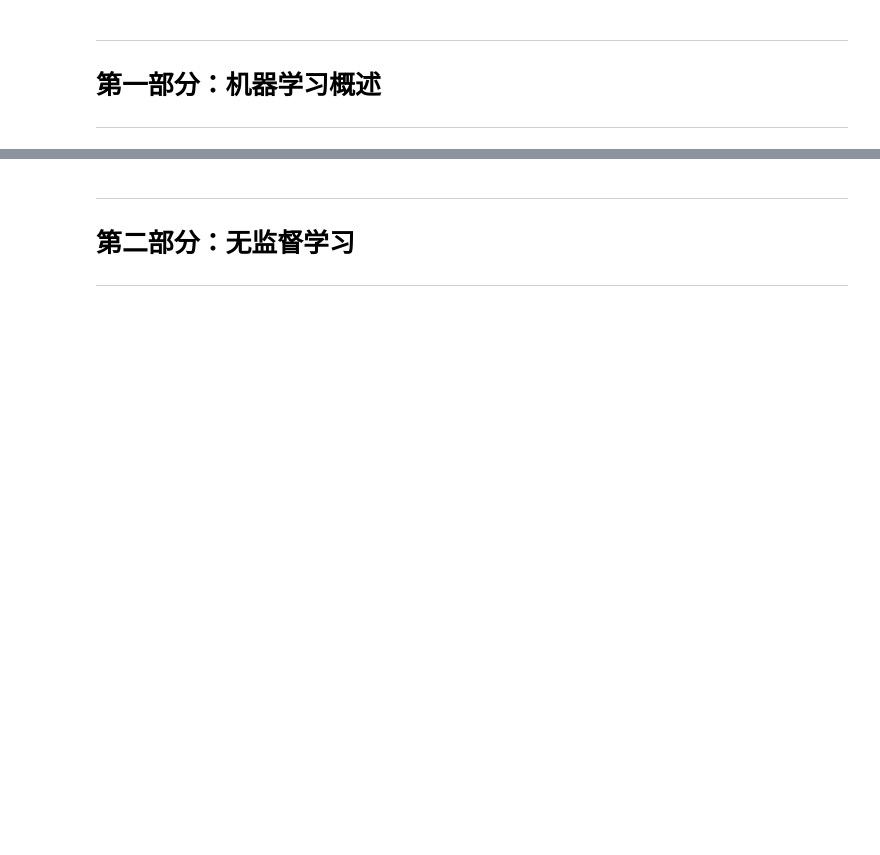
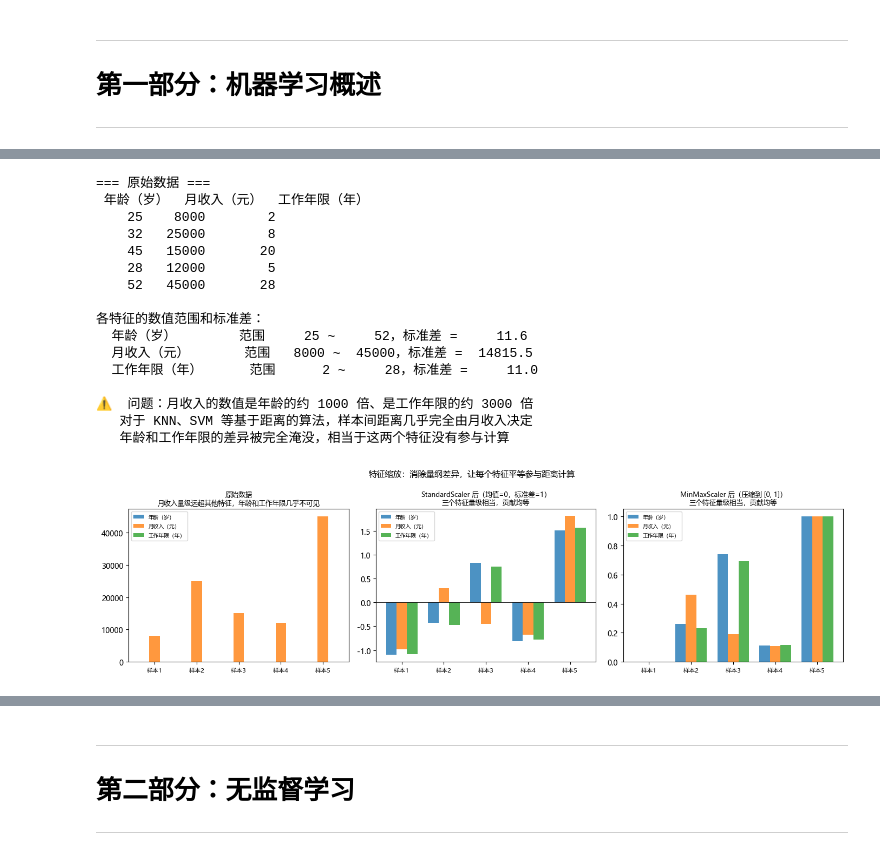
Before and after one commit to taosha121/ml_dl_notes, a Jupyter notebook: part2_machine_learning.ipynb, the cells around one changed output, grey strips where cells are left out. Cells and saved outputs as stored; diff of their text form; code cells hidden in the pictures; blank space fills up the shorter version.

```diff
--- a/part2_machine_learning.ipynb
+++ b/part2_machine_learning.ipynb
@@ -149,0 +108,72 @@ OrdinalEncoder（手动指定）：   高中=0, 本科=1, 硕士=2, 博士=3
+# %%
+import numpy as np
+import pandas as pd
+import matplotlib.pyplot as plt
+from sklearn.preprocessing import StandardScaler, MinMaxScaler
+
+# ── 原始数据：三个特征量纲差异悬殊 ──────────────────────────
+df = pd.DataFrame({
+    '年龄（岁）':    [25, 32, 45, 28, 52],
+    '月收入（元）':  [8000, 25000, 15000, 12000, 45000],
+    '工作年限（年）': [2, 8, 20, 5, 28],
+})
+
+print("=== 原始数据 ===")
+print(df.to_string(index=False))
+print("\n各特征的数值范围和标准差：")
+for col in df.columns:
+    print(f"  {col:<12} 范围 {df[col].min():>6} ~ {df[col].max():>6}，标准差 = {df[col].std():>8.1f}")
+
+print("\n⚠️  问题：月收入的数值是年龄的约 1000 倍、是工作年限的约 3000 倍")
+print("   对于 KNN、SVM 等基于距离的算法，样本间距离几乎完全由月收入决定")
+print("   年龄和工作年限的差异被完全淹没，相当于这两个特征没有参与计算")
+
+# ── 缩放处理 ──────────────────────────────────────────────────
+df_std    = pd.DataFrame(StandardScaler().fit_transform(df), columns=df.columns)
+df_minmax = pd.DataFrame(MinMaxScaler().fit_transform(df),   columns=df.columns)
+
+# ── 可视化：原始 vs 两种缩放结果 ──────────────────────────────
+fig, axes = plt.subplots(1, 3, figsize=(14, 4))
+x     = np.arange(len(df))
+width = 0.25
+colors = ['C0', 'C1', 'C2']
+
+for ax, data, title in zip(axes,
+    [df, df_std, df_minmax],
+    ['原始数据\n月收入量级远超其他特征，年龄和工作年限几乎不可见',
+     'StandardScaler 后（均值=0，标准差=1）\n三个特征量级相当，贡献均等',
+     'MinMaxScaler 后（压缩到 [0, 1]）\n三个特征量级相当，贡献均等']):
+    for i, (col, c) in enumerate(zip(data.columns, colors)):
+        ax.bar(x + i * width, data[col], width, label=col, color=c, alpha=0.8)
+    ax.set_xticks(x + width)
+    ax.set_xticklabels([f'样本{i+1}' for i in range(len(df))], fontsize=8)
+    ax.axhline(0, color='k', lw=0.6)
+    ax.set_title(title, fontsize=9)
+    ax.legend(fontsize=7)
+
+plt.suptitle('特征缩放：消除量纲差异，让每个特征平等参与距离计算', fontsize=11)
+plt.tight_layout()
+plt.show()
+
+print("\n=== StandardScaler 后（均值=0，标准差=1）===")
+print(df_std.round(2).to_string(index=False))
+print("\n=== MinMaxScaler 后（范围 [0, 1]）===")
+print(df_minmax.round(2).to_string(index=False))
+# %% [output]
+=== 原始数据 ===
+ 年龄（岁）  月收入（元）  工作年限（年）
+    25    8000        2
+    32   25000        8
+    45   15000       20
+    28   12000        5
+    52   45000       28
+
+各特征的数值范围和标准差：
+  年龄（岁）        范围     25 ~     52，标准差 =     11.6
+  月收入（元）       范围   8000 ~  45000，标准差 =  14815.5
+  工作年限（年）      范围      2 ~     28，标准差 =     11.0
+
+⚠️  问题：月收入的数值是年龄的约 1000 倍、是工作年限的约 3000 倍
+   对于 KNN、SVM 等基于距离的算法，样本间距离几乎完全由月收入决定
+   年龄和工作年限的差异被完全淹没，相当于这两个特征没有参与计算
+[figure, added]
```
Also changed, not shown: parts of 14 cells of this notebook, 2 other files.
